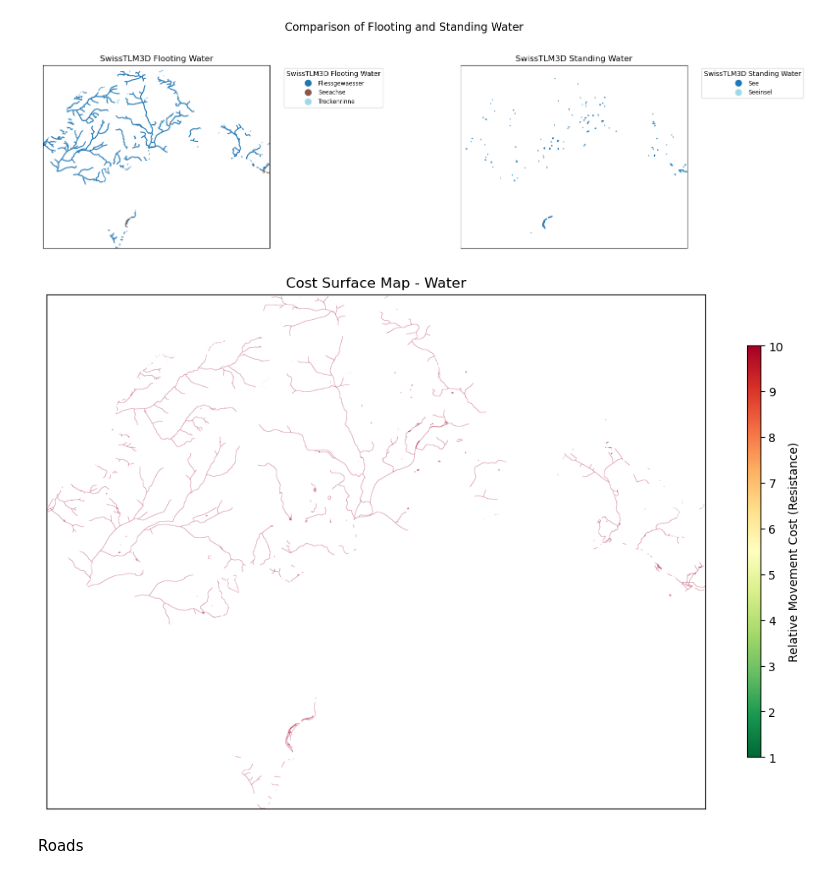
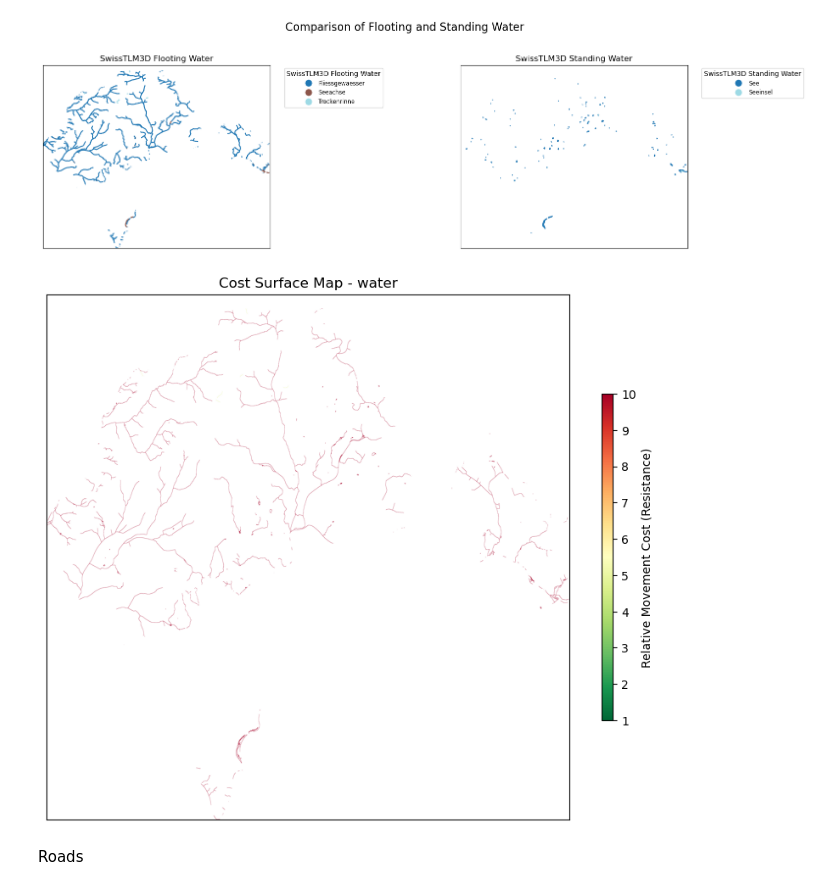
Before and after one commit to LukasBuchmann/PA2-Modelling_Wildlife_Corridors, a Jupyter notebook: Code/test_model.ipynb, the cells around one changed output. Cells and saved outputs as stored; diff of their text form; code cells hidden in the pictures.

```diff
--- a/Code/test_model.ipynb
+++ b/Code/test_model.ipynb
@@ -22,3 +42,5 @@ clc layers: ['U2018_CLC2018_V2020_20u1']
+# %%
+sh, sh_bbox = filter_canton("Schaffhausen")
 # %% [markdown]
 Landcover
 # %% [markdown]
@@ -550,14 +574,8 @@ plt.show()
 Water
 # %%
 # load swisstlm data
-f_water = gpd.read_file(tlm_path, layer="tlm_gewaesser_fliessgewaesser")
-s_water = gpd.read_file(tlm_path, layer="tlm_gewaesser_stehendes_gewaesser")
-
-print(len(f_water))
-
-# Clip: only objects within sh borders
-f_water_sh = gpd.clip(f_water, sh)
-s_water_sh = gpd.clip(s_water, sh)
+f_water_sh = load_swisstlm_for_canton("tlm_gewaesser_fliessgewaesser", sh_bbox, sh)
+s_water_sh = load_swisstlm_for_canton("tlm_gewaesser_stehendes_gewaesser", sh_bbox, sh)
 
 print(len(f_water_sh))
 print(f_water_sh.head())
@@ -672,5 +690,7 @@ cost_map_en = {
     'Bisse Suone (Irrigation Channel)': 8
 }
 
-water_combined['Cost_Value'] = water_combined['Standard_Name'].map(cost_map_en)
+water_combined['cost_value'] = water_combined['Standard_Name'].map(cost_map_en)
+# %%
+cost_surface_water=rasterize_vectordata(data = water_combined, bbox = sh_bbox)
 # %%
@@ -705,45 +725,7 @@ cost_surface_water = rasterize(
 # %%
-# Erstelle das maskierte Array (NoData = 0 soll weiß sein)
-cost_surface_water = np.ma.masked_where(cost_surface_water == fill_value, cost_surface_water)
-
-# Verwende 'Reds' für die Visualisierung der Kosten (je höher die Kosten, desto röter)
-cmap = plt.cm.get_cmap('RdYlGn_r')
-cmap.set_bad('white') # NoData (0) wird weiß dargestellt
-
-fig, ax = plt.subplots(1, 1, figsize=(10, 10))
-
-# Zeige das Bild
-image = ax.imshow(
-    cost_surface_water,
-    cmap=cmap,
-    extent=[xmin, xmax, ymin, ymax],
-    vmin=1,
-    vmax=10,
-)
-
-# --- ANPASSUNG DER COLORBAR ---
-# 1. 'shrink' verkleinert die Länge der Colorbar (hier: 0.5 = 50% der ursprünglichen Achsenlänge).
-# 2. 'aspect' steuert das Verhältnis von Länge zu Breite.
-cbar = fig.colorbar(
-    image,
-    ax=ax,
-    ticks=np.arange(1, 11, 1),
-    shrink=0.5,     # <--- Verkleinert die Colorbar auf 50% der Originalgröße
-    aspect=30       # <--- Erhöht das Seitenverhältnis (macht sie schlanker)
-)
-cbar.set_label('Relative Movement Cost (Resistance)')
-# Remove axis elements for a map view
-ax.set_xticks([])
-ax.set_yticks([])
-ax.set_xlabel('')
-ax.set_ylabel('')
-
-ax.set_title('Cost Surface Map - Water')
-
-plt.tight_layout()
-plt.show()
+visualize_cost_surface(cost_surface_water, 'water', sh_bbox)
 # %% [output]
-[figure, old version]
+[figure, new version]
 # %% [markdown]
 Roads
 # %%
```
Also changed, not shown: parts of 43 cells of this notebook, 4 other files.
